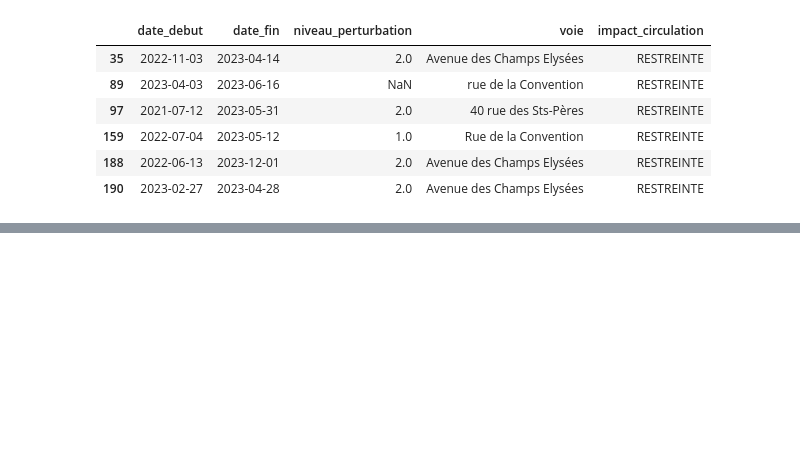
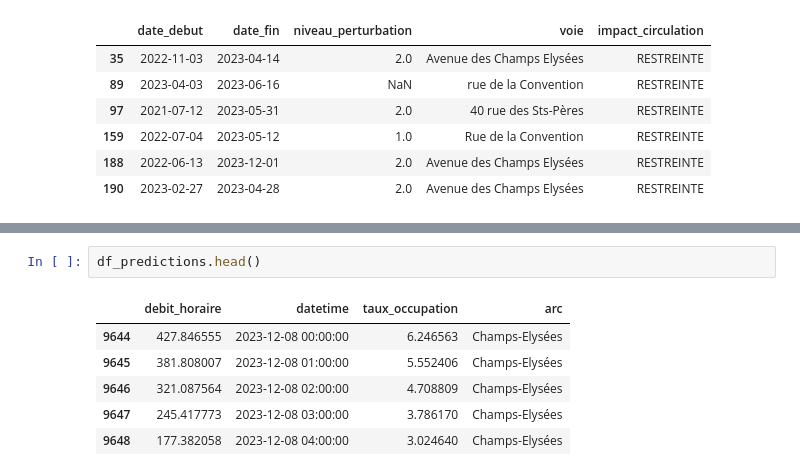
Before and after one commit to maceoduriez/Datathon_BCG_colissiMONSTRE, a Jupyter notebook: datathon_bcg/delivery/final_notebook.ipynb, the cells around one changed output, grey strips where cells are left out. Drawn from its saved outputs; the diff is of its cells as text; blank space fills up the shorter version.

```diff
--- a/datathon_bcg/delivery/final_notebook.ipynb
+++ b/datathon_bcg/delivery/final_notebook.ipynb
@@ -60,0 +291,9 @@ loading data for worksites [...]
+# %%
+df_predictions.head()
+# %% [output]
+|  | debit_horaire | datetime | taux_occupation | arc |
+| 9644 | 427.846555 | 2023-12-08 00:00:00 | 6.246563 | Champs-Elysées |
+| 9645 | 381.808007 | 2023-12-08 01:00:00 | 5.552406 | Champs-Elysées |
+| 9646 | 321.087564 | 2023-12-08 02:00:00 | 4.708809 | Champs-Elysées |
+| 9647 | 245.417773 | 2023-12-08 03:00:00 | 3.786170 | Champs-Elysées |
+| 9648 | 177.382058 | 2023-12-08 04:00:00 | 3.024640 | Champs-Elysées |
```
Also changed, not shown: parts of 26 cells of this notebook, 1 other file.
